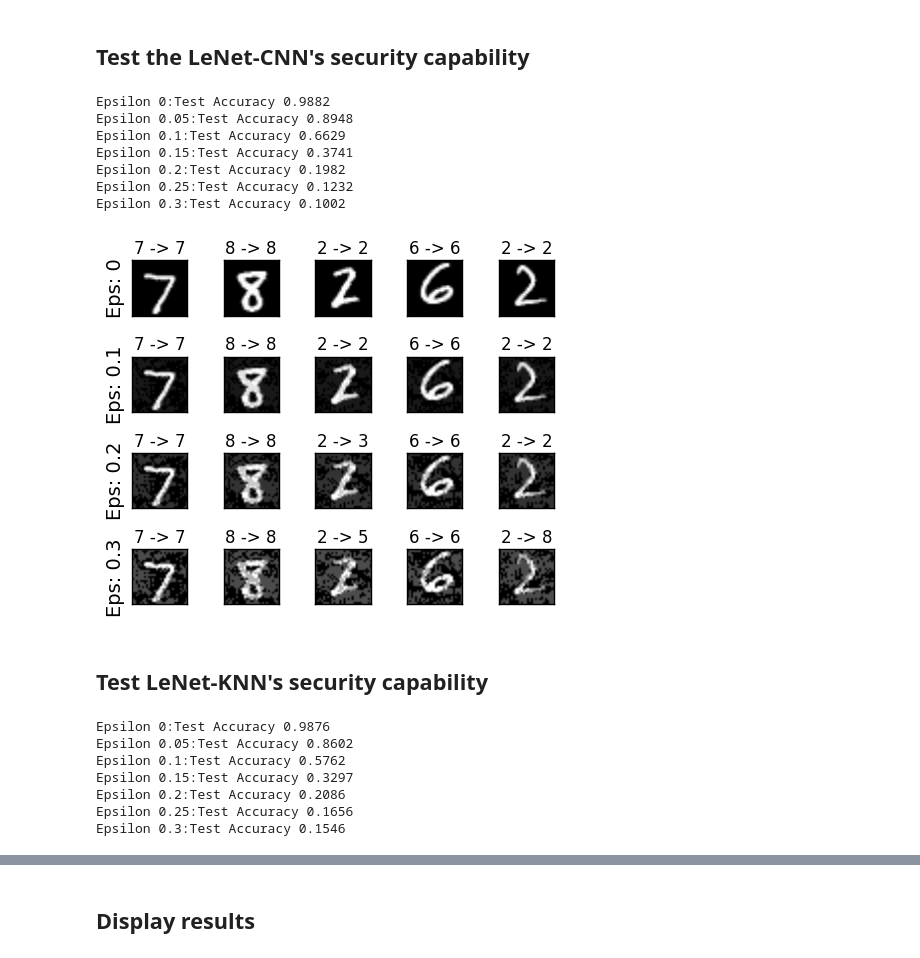
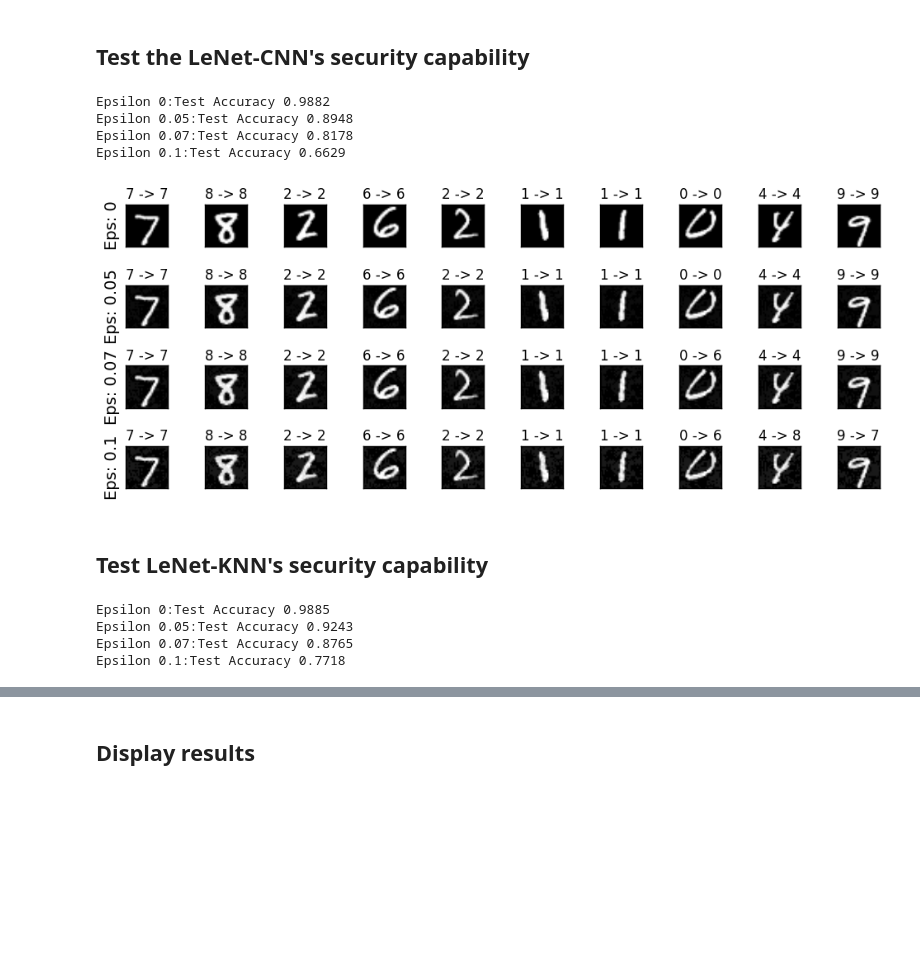
Before and after one commit to mjDelta/kervolution-under-adversarial-attack-pytorch, a Jupyter notebook: LeNet-CNN-KNN(Polynomial kernel)-white-attack.ipynb, the cells around one changed output, grey strips where cells are left out. Cells and saved outputs as stored; diff of their text form; code cells hidden in the pictures; blank space fills up the shorter version.

Commit message:
remove some epsilon and keep the epsilon with accuracy greater than 0.5

```diff
--- a/LeNet-CNN-KNN(Polynomial kernel)-white-attack.ipynb
+++ b/LeNet-CNN-KNN(Polynomial kernel)-white-attack.ipynb
@@ -232,7 +253,7 @@ def test_attack(m,epsilon):
         select_idx=0
         while init_pred[select_idx]!=target[select_idx]:
             select_idx+=1
-        if len(adv_examples)<5:
+        if len(adv_examples)<10:
             adv_ex=perturbed_data[select_idx].squeeze().detach().cpu().numpy()
             adv_examples.append((init_pred[select_idx],final_pred[select_idx],adv_ex))
     final_acc=correct/len(attack_test_loader)
@@ -247,7 +268,7 @@ def output_under_attack(m,epsilons):
     return accs,examples
 def attack_display(epsilons,examples):
     cnt = 0
-    plt.figure(figsize=(5,4))
+    plt.figure(figsize=(10,4))
     for i in range(len(epsilons)):
         for j in range(len(examples[i])):
             cnt += 1
@@ -261,10 +282,11 @@ def attack_display(epsilons,examples):
             plt.imshow(ex, cmap="gray")
     plt.tight_layout()
     plt.show()
+epsilons=[0,0.05,0.07,0.1]
 # %% [markdown]
 ## Test the LeNet-CNN's security capability
 # %%
-epsilons=[0,0.05,0.1,0.15,0.2,0.25,0.3]
+
 # epsilons=[0,0.07]
 cnn_model_path="lenet-cnn/models/best_model.tar"
 cnn_sd=torch.load(cnn_model_path)["model"]
@@ -273,28 +295,22 @@ cnn_accs,cnn_examples=output_under_attack(cnn,epsilons)
 # %% [output]
 Epsilon 0:Test Accuracy 0.9882
 Epsilon 0.05:Test Accuracy 0.8948
+Epsilon 0.07:Test Accuracy 0.8178
 Epsilon 0.1:Test Accuracy 0.6629
-Epsilon 0.15:Test Accuracy 0.3741
-Epsilon 0.2:Test Accuracy 0.1982
-Epsilon 0.25:Test Accuracy 0.1232
-Epsilon 0.3:Test Accuracy 0.1002
 # %%
-attack_display(epsilons[::2],cnn_examples[::2])
+attack_display(epsilons,cnn_examples)
 # %% [output]
-[figure, old version]
+[figure, new version]
 # %% [markdown]
 ## Test LeNet-KNN's security capability
 # %%
-knn_model_path="lenet-knn-poly-cp1-dp5/models/best_model.tar"
+knn_model_path="lenet-knn-poly-cp0.5-dp2/models/best_model.tar"
 knn_sd=torch.load(knn_model_path)["model"]
 knn.load_state_dict(knn_sd)
 knn_accs,knn_examples=output_under_attack(knn,epsilons)
 # %% [output]
-Epsilon 0:Test Accuracy 0.9876
-Epsilon 0.05:Test Accuracy 0.8602
-Epsilon 0.1:Test Accuracy 0.5762
-Epsilon 0.15:Test Accuracy 0.3297
-Epsilon 0.2:Test Accuracy 0.2086
-Epsilon 0.25:Test Accuracy 0.1656
-Epsilon 0.3:Test Accuracy 0.1546
+Epsilon 0:Test Accuracy 0.9885
+Epsilon 0.05:Test Accuracy 0.9243
+Epsilon 0.07:Test Accuracy 0.8765
+Epsilon 0.1:Test Accuracy 0.7718
 # %%
```
Also changed, not shown: parts of 4 cells of this notebook, 5 other files.
